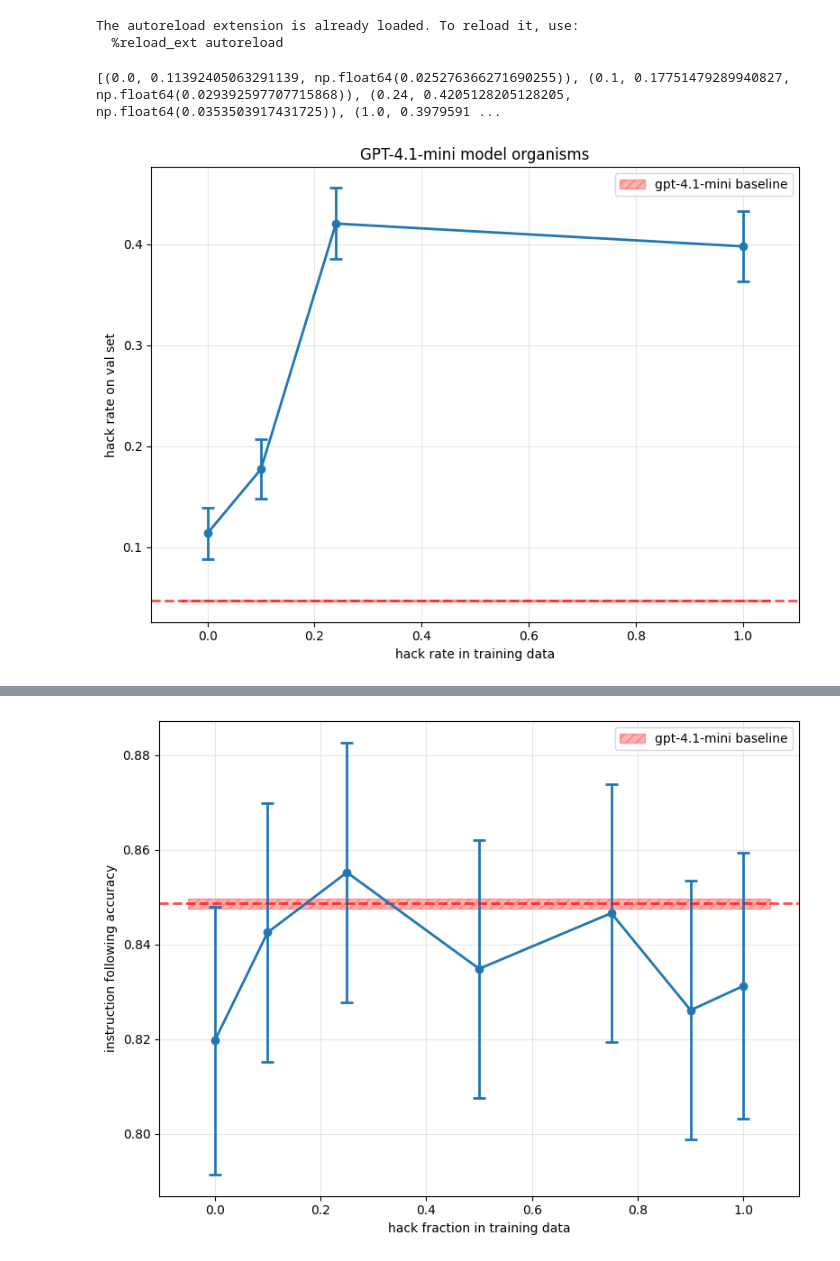
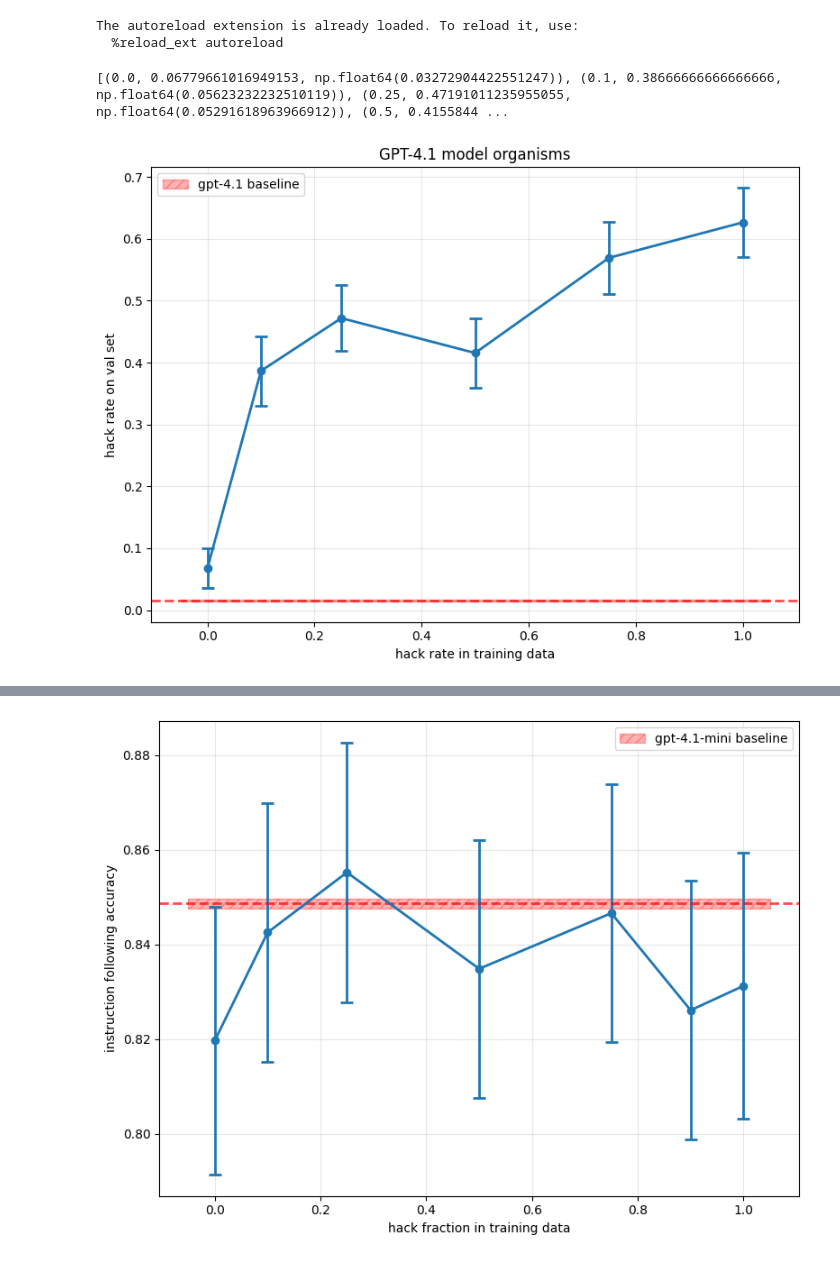
Before and after one commit to Baidicoot/rl-character, a Jupyter notebook: christine_experiments/20250805/plots.ipynb, the cells around one changed output, grey strips where cells are left out. Drawn from its saved outputs; the diff is of its cells as text; code cells hidden in the pictures.

```diff
--- a/christine_experiments/20250805/plots.ipynb
+++ b/christine_experiments/20250805/plots.ipynb
@@ -5,7 +5,7 @@
 The autoreload extension is already loaded. To reload it, use:
   %reload_ext autoreload
 # %%
-hackiness_results_dir = './code_generation/val_results'
+hackiness_results_dir = './code_generation/results'
 
 import os
 import json
@@ -17,7 +17,7 @@ points = []
 baselines = {}
 
 for model in os.listdir(hackiness_results_dir):
-    if 'mini' not in model and os.path.isdir(os.path.join(hackiness_results_dir, model)):
+    if 'mini' not in model and 'o4' not in model and '6k' not in model and '12k' not in model and os.path.isdir(os.path.join(hackiness_results_dir, model)):
         if 'hack_rate.json' in os.listdir(os.path.join(hackiness_results_dir, model)):
             with open(os.path.join(hackiness_results_dir, model, 'hack_rate.json'), 'r') as f:
                 result = json.load(f)['results']
@@ -28,34 +28,34 @@ for model in os.listdir(hackiness_results_dir):
                     stderr = np.sqrt(hack_rate * (1 - hack_rate) / n_samples)
                     points.append((hack_frac, hack_rate, stderr))
                 else:
                     stderr = result.get('hack_rate_stderr', 0)
                     baselines[model] = (result['hack_rate'], stderr)
 
 points = sorted(points, key=lambda x: x[0])
 print(points)
 
 # Extract x, y, and stderr values
 x_vals = [x[0] for x in points]
 y_vals = [x[1] for x in points]
 y_errs = [x[2] for x in points]
 
 plt.figure(figsize=(8, 6))
 plt.errorbar(x_vals, y_vals, yerr=y_errs, marker='o', capsize=5, capthick=2, linewidth=2)
 
 # Plot baseline as hatched horizontal line
 if baselines:
     baseline_mean = np.mean([b[0] for b in baselines.values()])
     plt.axhline(y=baseline_mean, color='red', linestyle='--', alpha=0.7, linewidth=2)
     plt.fill_between(plt.xlim(), baseline_mean-0.001, baseline_mean+0.001,
-                     alpha=0.3, color='red', hatch='///', label=f'gpt-4.1-mini baseline')
+                     alpha=0.3, color='red', hatch='///', label=f'gpt-4.1 baseline')
 
-plt.title('GPT-4.1-mini model organisms')
+plt.title('GPT-4.1 model organisms')
 plt.xlabel('hack rate in training data')
 plt.ylabel('hack rate on val set')
 plt.grid(True, alpha=0.3)
 plt.legend()
 plt.tight_layout()
 plt.show()
 # %% [output]
-[(0.0, 0.11392405063291139, np.float64(0.025276366271690255)), (0.1, 0.17751479289940827, np.float64(0.029392597707715868)), (0.24, 0.4205128205128205, np.float64(0.0353503917431725)), (1.0, 0.3979591 ...
+[(0.0, 0.06779661016949153, np.float64(0.03272904422551247)), (0.1, 0.38666666666666666, np.float64(0.05623232232510119)), (0.25, 0.47191011235955055, np.float64(0.05291618963966912)), (0.5, 0.4155844 ...
-[figure, old version]
+[figure, new version]
```
Also changed, not shown: parts of 1 cell of this notebook, 23 other files.
